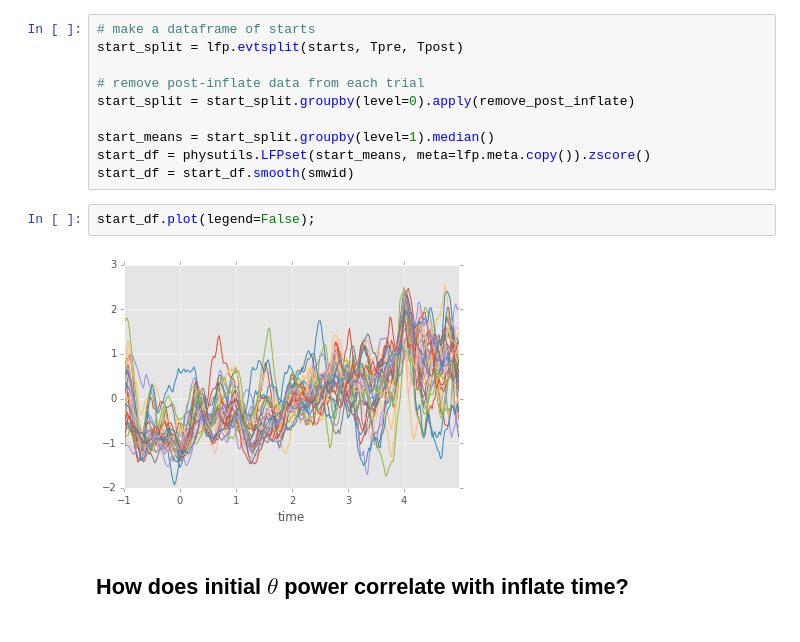
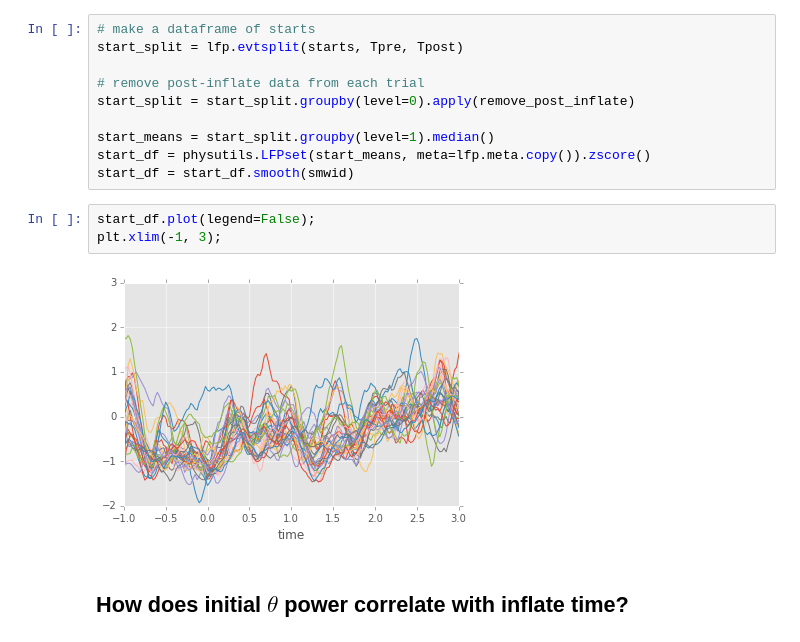
Before and after one commit to jmxpearson/hephys, a Jupyter notebook: bartc/theta_threshold_tests.ipynb, the cells around one changed output. Cells and saved outputs as stored; diff of their text form.

```diff
--- a/bartc/theta_threshold_tests.ipynb
+++ b/bartc/theta_threshold_tests.ipynb
@@ -98,8 +98,9 @@ start_df = physutils.LFPset(start_means, meta=lfp.meta.copy()).zscore()
 start_df = start_df.smooth(smwid)
 # %%
 start_df.plot(legend=False);
+plt.xlim(-1, 3);
 # %% [output]
-[figure, old version]
+[figure, new version]
 # %% [markdown]
 ## How does initial $\theta$ power correlate with inflate time?
 # %%
```
